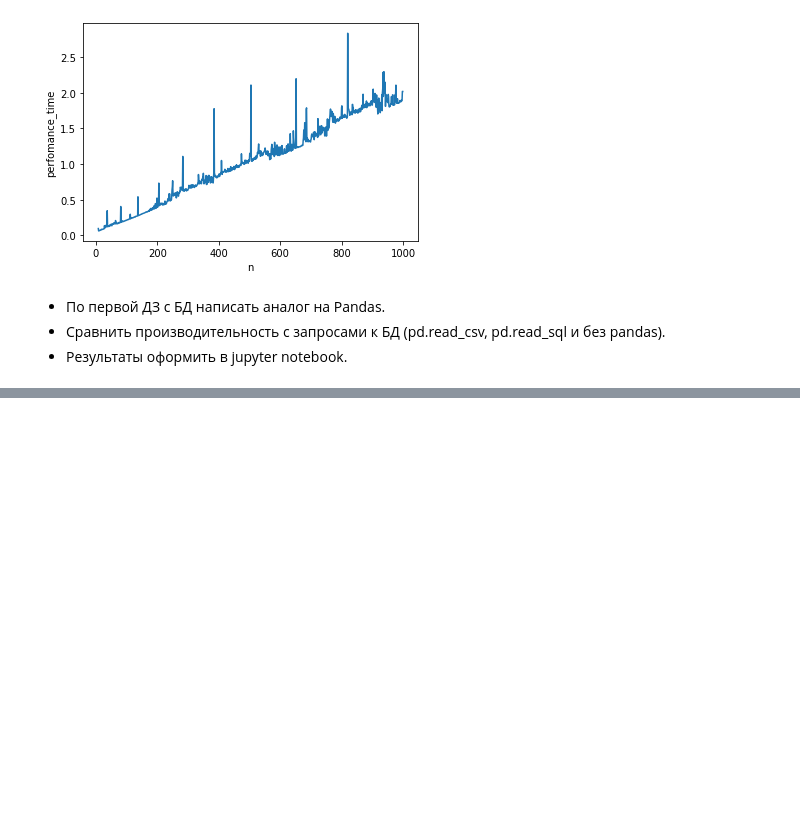
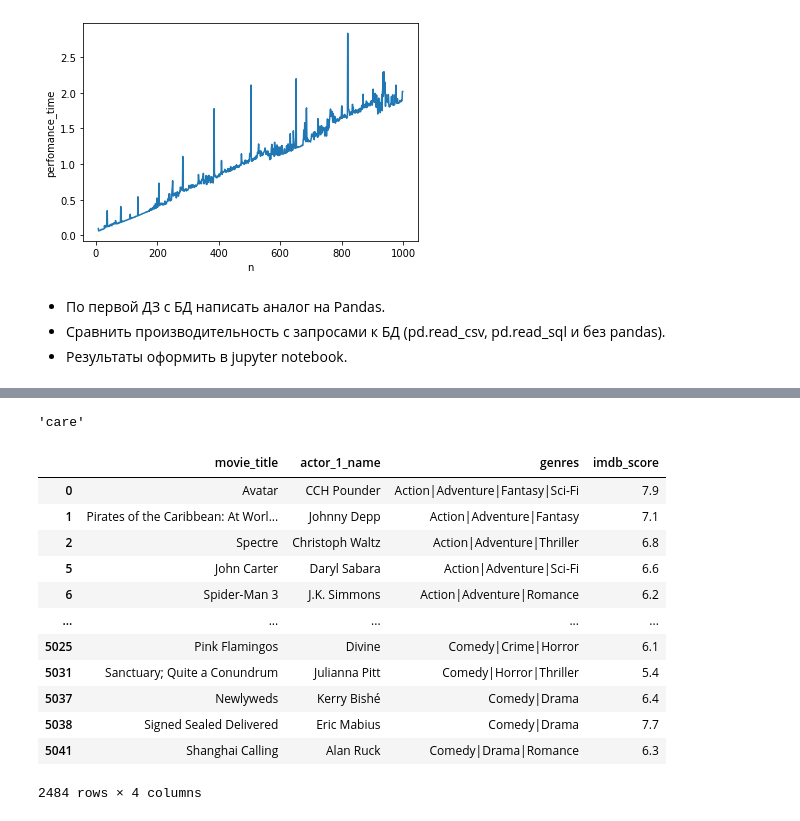
Before and after one commit to revire/DE-Training, a Jupyter notebook: task_pandas/task.ipynb, the cells around one changed output, grey strips where cells are left out. Saved outputs shown, nothing was run; the diff lists cells and outputs as text; code cells hidden in the pictures; blank space fills up the shorter version.

```diff
--- a/task_pandas/task.ipynb
+++ b/task_pandas/task.ipynb
@@ -177,0 +174,6 @@ def create_database(db_name):
+# %%
+def clean_string(string):
+    return re.sub('[^a-zA-Z0-9]+', ' ', string)
+# %%
+df['genres_stemmed'] = df['genres'].apply(lambda tokens: [stemmer.stem(token) for token in tokens.split('|')])
+df['movie_stemmed'] = df['movie_title'].apply(lambda tokens: [stemmer.stem(token) for token in clean_string(tokens).strip().split(' ')])
@@ -177,0 +184,6 @@ def create_database(db_name):
+# %%
+stemmer = PorterStemmer()
+# %%
+stemmer.stem('CARING')
+# %% [output]
+'care'
@@ -177,0 +204,21 @@ def create_database(db_name):
+# %%
+def get_movie_by_genres(string, df):
+    query = [stemmer.stem(token) for token in clean_string(string).strip().split(' ')]
+    res = df[df['genres_stemmed'].apply(lambda tokens: sum([token in query for token in tokens])>0)]
+    return res[['movie_title', 'actor_1_name', 'genres', 'imdb_score']]
+# %%
+get_movie_by_genres('comedy, adventure', df)
+# %% [output]
+|  | movie_title | actor_1_name | genres | imdb_score |
+| 0 | Avatar | CCH Pounder | Action|Adventure|Fantasy|Sci-Fi | 7.9 |
+| 1 | Pirates of the Caribbean: At Worl... | Johnny Depp | Action|Adventure|Fantasy | 7.1 |
+| 2 | Spectre | Christoph Waltz | Action|Adventure|Thriller | 6.8 |
+| 5 | John Carter | Daryl Sabara | Action|Adventure|Sci-Fi | 6.6 |
+| 6 | Spider-Man 3 | J.K. Simmons | Action|Adventure|Romance | 6.2 |
+| ... | ... | ... | ... | ... |
+| 5025 | Pink Flamingos | Divine | Comedy|Crime|Horror | 6.1 |
+| 5031 | Sanctuary; Quite a Conundrum | Julianna Pitt | Comedy|Horror|Thriller | 5.4 |
+| 5037 | Newlyweds | Kerry Bishé | Comedy|Drama | 6.4 |
+| 5038 | Signed Sealed Delivered | Eric Mabius | Comedy|Drama | 7.7 |
+| 5041 | Shanghai Calling | Alan Ruck | Comedy|Drama|Romance | 6.3 |
+2484 rows × 4 columns
```
Also changed, not shown: parts of 14 cells of this notebook.
